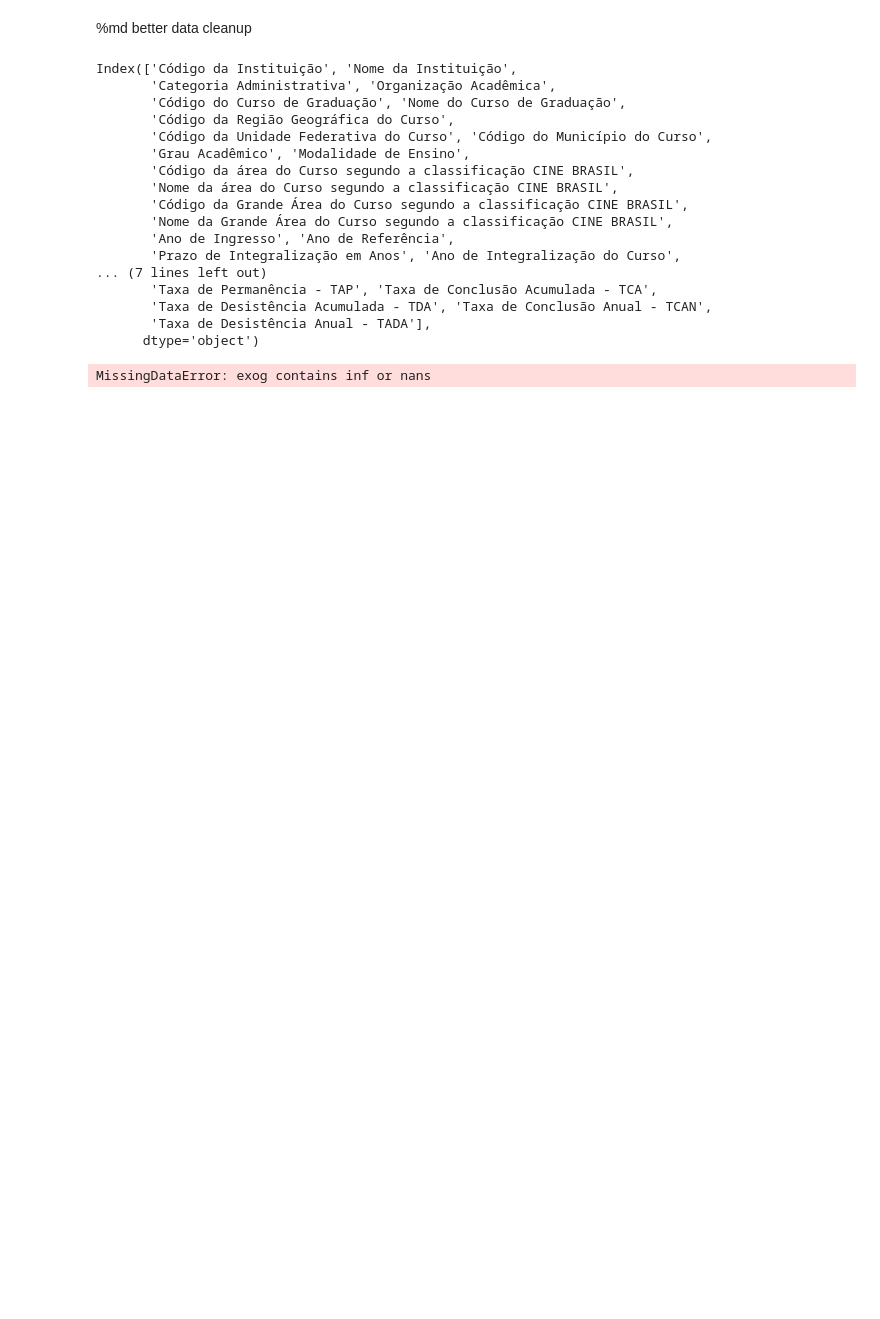
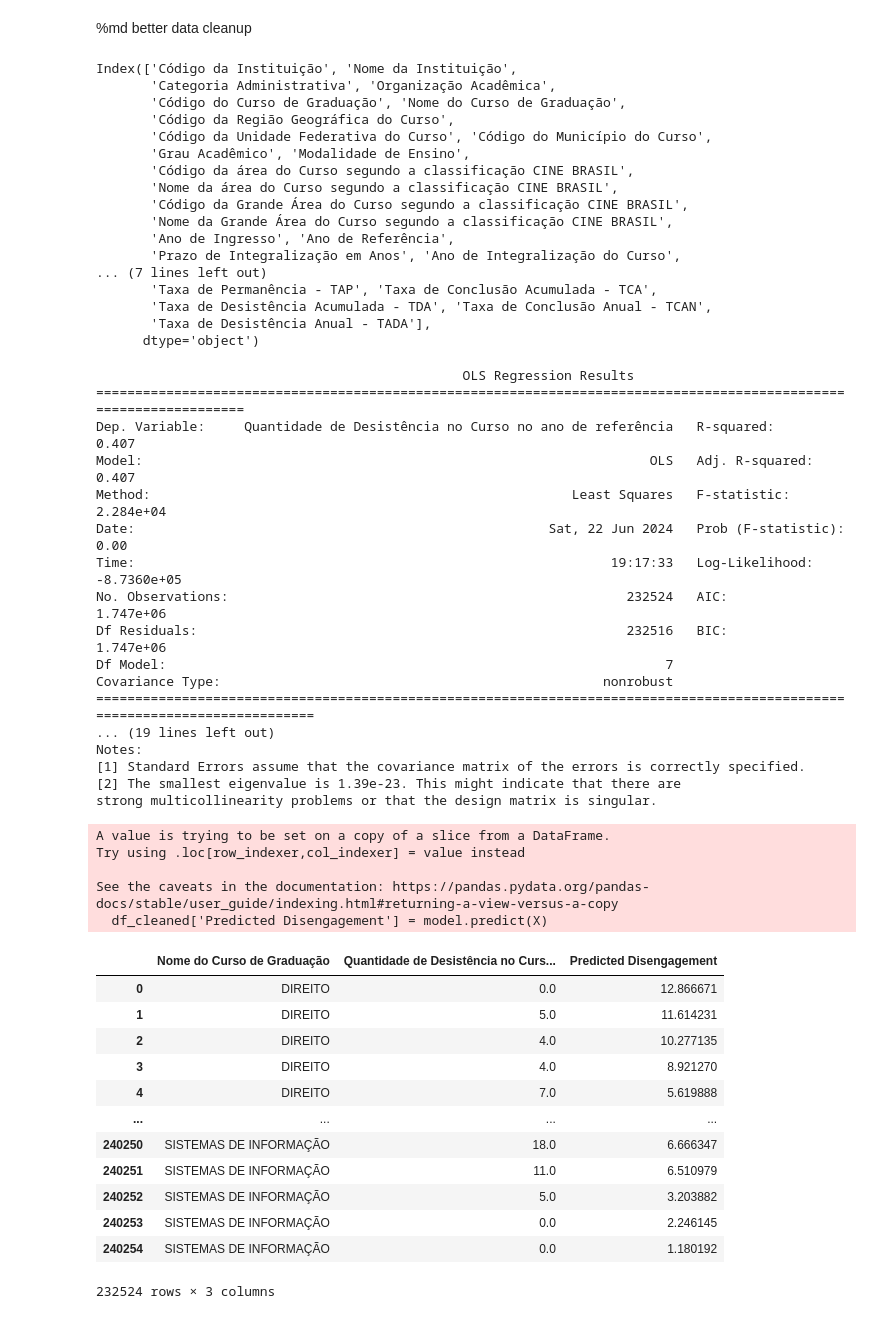
Before and after one commit to Torugo/tcc_mba_esalq, a Jupyter notebook: exploratorio.ipynb, the cells around one changed output. Drawn from its saved outputs; the diff is of its cells as text; code cells hidden in the pictures; blank space fills up the shorter version.

```diff
--- a/exploratorio.ipynb
+++ b/exploratorio.ipynb
@@ -97,0 +119,2 @@ df.head()
+# %%
+df_cleaned = df.dropna()
@@ -131,22 +174,5 @@ columns_to_use = [
 ]
 
 # Extract the independent variables (X) and the dependent variable (y)
-X = df[columns_to_use].astype(float)
-y = df['Quantidade de Desistência no Curso no ano de referência'].astype(float)
-
-# Add a constant to the model (intercept)
-X = sm.add_constant(X)
-
-# Perform the linear regression
-model = sm.OLS(y, X).fit()
-
-# Display the summary of the regression
-print(model.summary())
-
-# Predict disengagement values
-df['Predicted Disengagement'] = model.predict(X)
-
-# Display the DataFrame with the predicted disengagement values
-print(df[['Nome do Curso de Graduação', 'Quantidade de Desistência no Curso no ano de referência', 'Predicted Disengagement']])
+X = df_cleaned[columns_to_use].astype(float)
+y = df_cleaned['Quantidade de Desistência no Curso no ano de referência'].astype(float)
-# %% [output]
-MissingDataError: exog contains inf or nans
@@ -152,0 +185,45 @@ MissingDataError: exog contains inf or nans
+# %%
+# Display the summary of the regression
+print(model.summary())
+
+# Predict disengagement values
+df_cleaned['Predicted Disengagement'] = model.predict(X)
+
+# Display the DataFrame with the predicted disengagement values
+df_cleaned[['Nome do Curso de Graduação', 'Quantidade de Desistência no Curso no ano de referência', 'Predicted Disengagement']]
+# %% [output]
+                                               OLS Regression Results
+===================================================================================================================
+Dep. Variable:     Quantidade de Desistência no Curso no ano de referência   R-squared:                       0.407
+Model:                                                                 OLS   Adj. R-squared:                  0.407
+Method:                                                      Least Squares   F-statistic:                 2.284e+04
+Date:                                                     Sat, 22 Jun 2024   Prob (F-statistic):               0.00
+Time:                                                             19:17:33   Log-Likelihood:            -8.7360e+05
+No. Observations:                                                   232524   AIC:                         1.747e+06
+Df Residuals:                                                       232516   BIC:                         1.747e+06
+Df Model:                                                                7
+Covariance Type:                                                 nonrobust
+============================================================================================================================
+... (19 lines left out)
+Notes:
+[1] Standard Errors assume that the covariance matrix of the errors is correctly specified.
+[2] The smallest eigenvalue is 1.39e-23. This might indicate that there are
+strong multicollinearity problems or that the design matrix is singular.
+A value is trying to be set on a copy of a slice from a DataFrame.
+Try using .loc[row_indexer,col_indexer] = value instead
+
+See the caveats in the documentation: https://pandas.pydata.org/pandas-docs/stable/user_guide/indexing.html#returning-a-view-versus-a-copy
+  df_cleaned['Predicted Disengagement'] = model.predict(X)
+|  | Nome do Curso de Graduação | Quantidade de Desistência no Curs... | Predicted Disengagement |
+| 0 | DIREITO | 0.0 | 12.866671 |
+| 1 | DIREITO | 5.0 | 11.614231 |
+| 2 | DIREITO | 4.0 | 10.277135 |
+| 3 | DIREITO | 4.0 | 8.921270 |
+| 4 | DIREITO | 7.0 | 5.619888 |
+| ... | ... | ... | ... |
+| 240250 | SISTEMAS DE INFORMAÇÃO | 18.0 | 6.666347 |
+| 240251 | SISTEMAS DE INFORMAÇÃO | 11.0 | 6.510979 |
+| 240252 | SISTEMAS DE INFORMAÇÃO | 5.0 | 3.203882 |
+| 240253 | SISTEMAS DE INFORMAÇÃO | 0.0 | 2.246145 |
+| 240254 | SISTEMAS DE INFORMAÇÃO | 0.0 | 1.180192 |
+232524 rows × 3 columns
```
Also changed, not shown: parts of 5 cells of this notebook, 1 other file.
